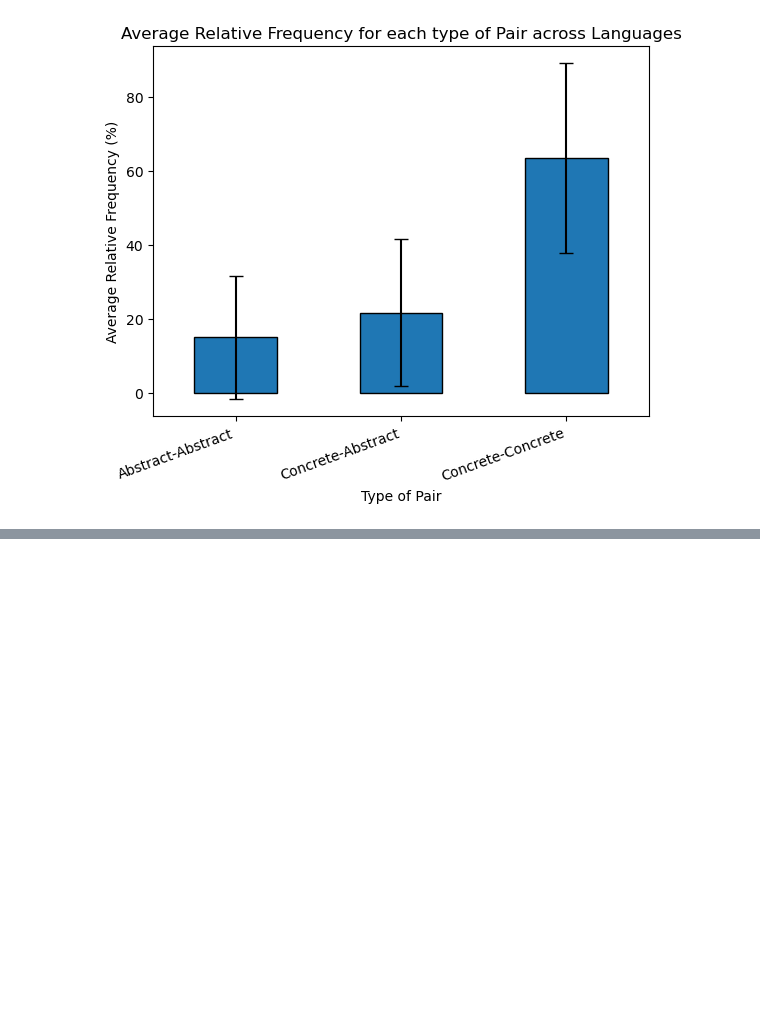
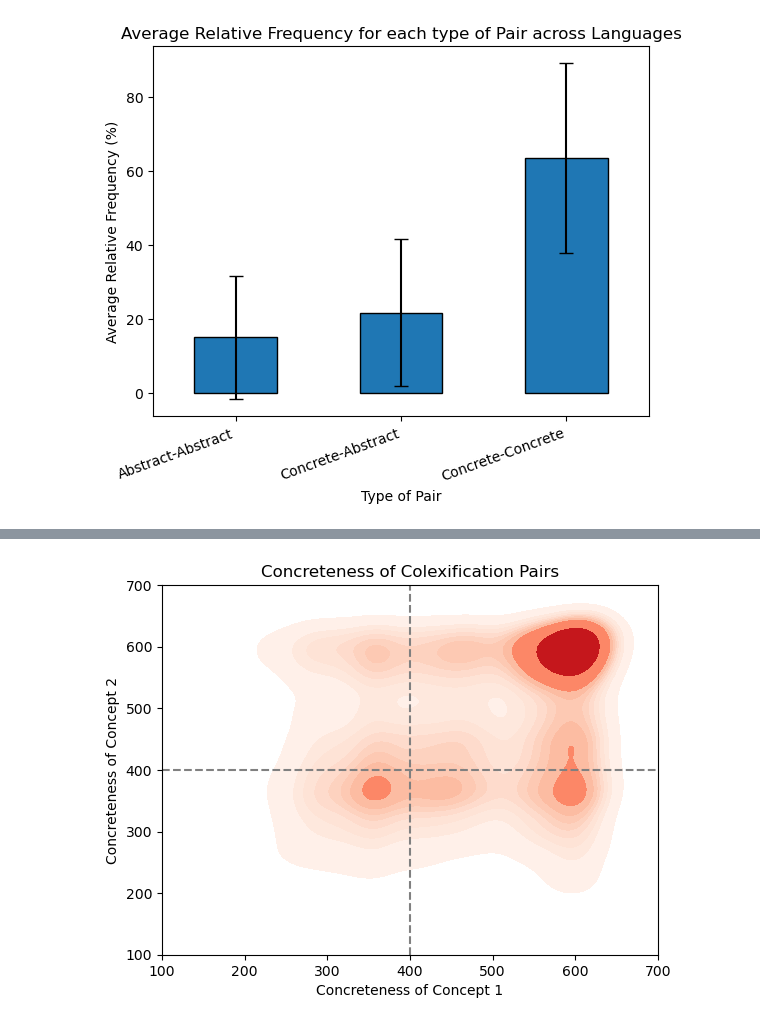
Before and after one commit to akunnamegwa/COG260Project, a Jupyter notebook: colex_demo_notebook.ipynb, the cells around one changed output, grey strips where cells are left out. Drawn from its saved outputs; the diff is of its cells as text; code cells hidden in the pictures; blank space fills up the shorter version.

```diff
--- a/colex_demo_notebook.ipynb
+++ b/colex_demo_notebook.ipynb
@@ -302,3 +310,15 @@ plt.show()
+# %%
+sns.kdeplot(data = mega, x="x", y="y", cmap="Reds", fill=True)
+plt.xlim(100, 700)
+plt.ylim(100, 700)
+plt.xlabel('Concreteness of Concept 1')
+plt.ylabel('Concreteness of Concept 2')
+plt.title('Concreteness of Colexification Pairs')
+plt.axvline(x=400, ls="--", c="gray")
+plt.axhline(y=400, ls="--", c="gray")
+plt.show()
+# %% [output]
+[figure, added]
 # %%
 plt.figure()
 plt.scatter(mega['x'], mega['y'], s=0.7, alpha=0.3)
```
Also changed, not shown: parts of 16 cells of this notebook.
